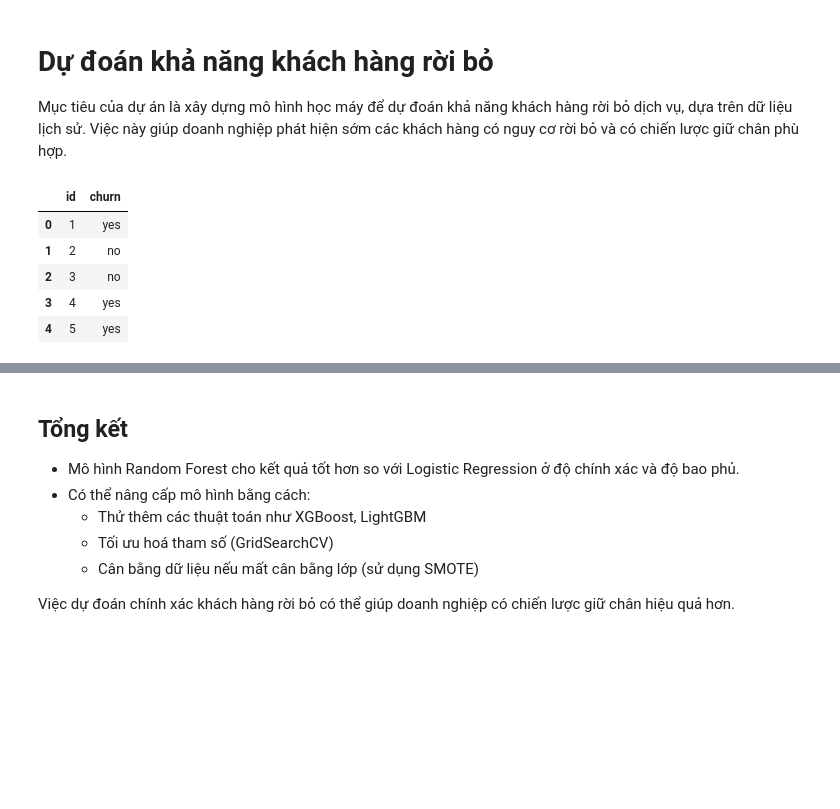
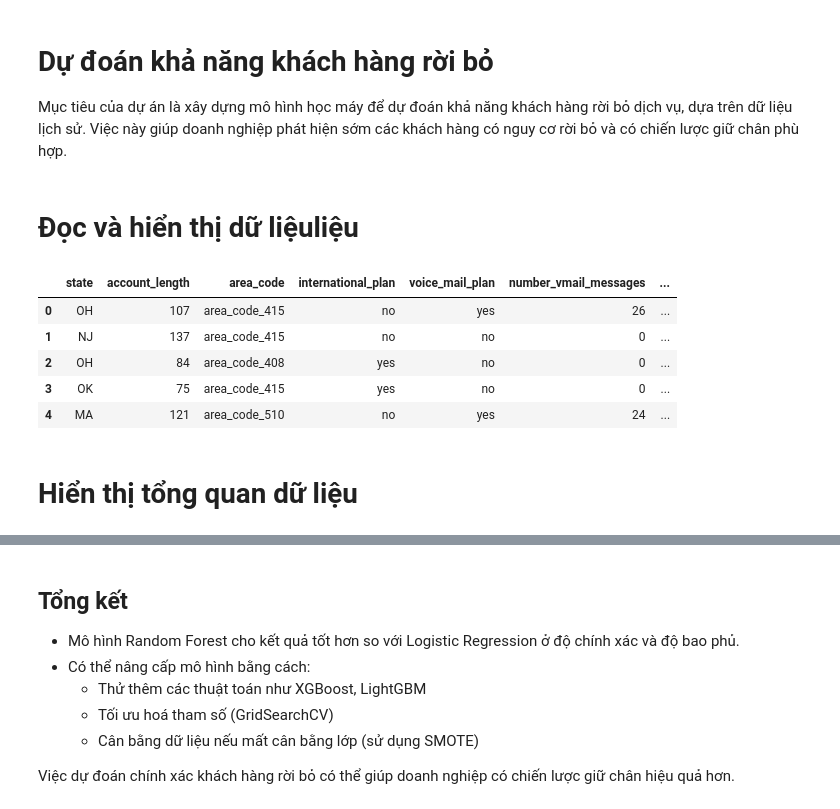
Before and after one commit to trgiangday/UngDungAI, a Jupyter notebook: KhaNangKHRoiBo.ipynb, the cells around one changed output, grey strips where cells are left out. Saved outputs shown, nothing was run; the diff lists cells and outputs as text; code cells hidden in the pictures; blank space fills up the shorter version.

```diff
--- a/KhaNangKHRoiBo.ipynb
+++ b/KhaNangKHRoiBo.ipynb
@@ -19,13 +5,24 @@ warnings.filterwarnings("ignore")
+# %% [markdown]
+# Đọc và hiển thị dữ liệuliệu
 # %%
-df = pd.read_csv('sampleSubmission.csv')
+import pandas as pd
+import numpy as np
+import matplotlib.pyplot as plt
+import seaborn as sns
+
+df = pd.read_csv("train.csv")
+#df = pd.read_csv("sampleSubmission.csv")
 df.head()
+#df.time_spend_company.value_counts()
 # %% [output]
-|  | id | churn |
-| 0 | 1 | yes |
-| 1 | 2 | no |
-| 2 | 3 | no |
-| 3 | 4 | yes |
-| 4 | 5 | yes |
+|  | state | account_length | area_code | international_plan | voice_mail_plan | number_vmail_messages | ... |
+| 0 | OH | 107 | area_code_415 | no | yes | 26 | ... |
+| 1 | NJ | 137 | area_code_415 | no | no | 0 | ... |
+| 2 | OH | 84 | area_code_408 | yes | no | 0 | ... |
+| 3 | OK | 75 | area_code_415 | yes | no | 0 | ... |
+| 4 | MA | 121 | area_code_510 | no | yes | 24 | ... |
+# %% [markdown]
+# Hiển thị tổng quan dữ liệu
 # %%
 # Thông tin cơ bản
 print(df.info())
```
Also changed, not shown: parts of 11 cells of this notebook.
